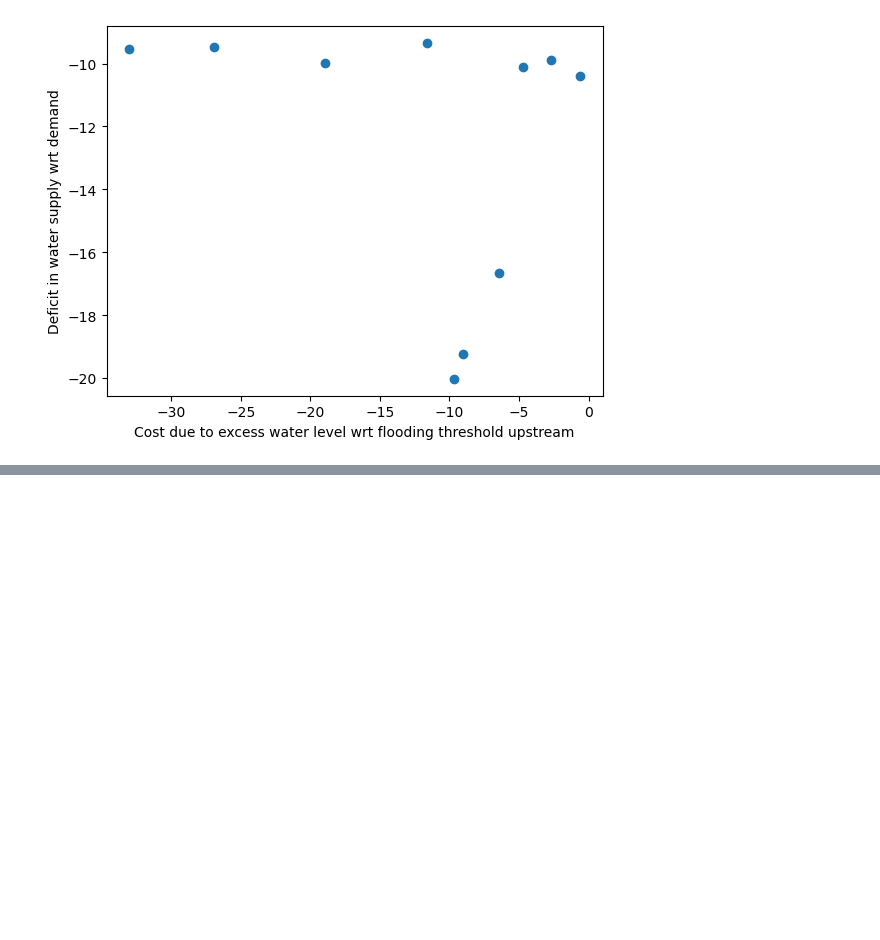
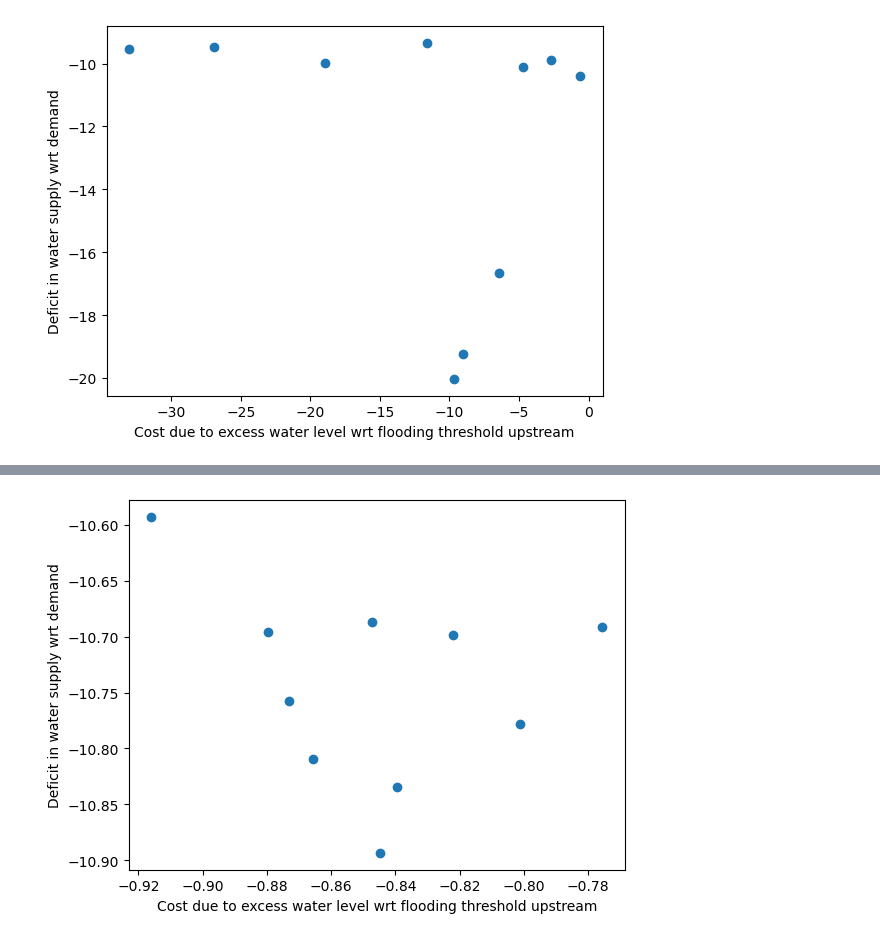
Before and after one commit to liammertens/water-resource-management, a Jupyter notebook: PCN/main.ipynb, the cells around one changed output, grey strips where cells are left out. Saved outputs shown, nothing was run; the diff lists cells and outputs as text; code cells hidden in the pictures; blank space fills up the shorter version.

```diff
--- a/PCN/main.ipynb
+++ b/PCN/main.ipynb
@@ -307,0 +179,4 @@ plot_pf('./noise5_decay_largeScaling.csv')
+# %%
+plot_pf('./noise10_originalEnv.csv')
+# %% [output]
+[figure, added]
```
Also changed, not shown: parts of 18 cells of this notebook, 2 other files.
